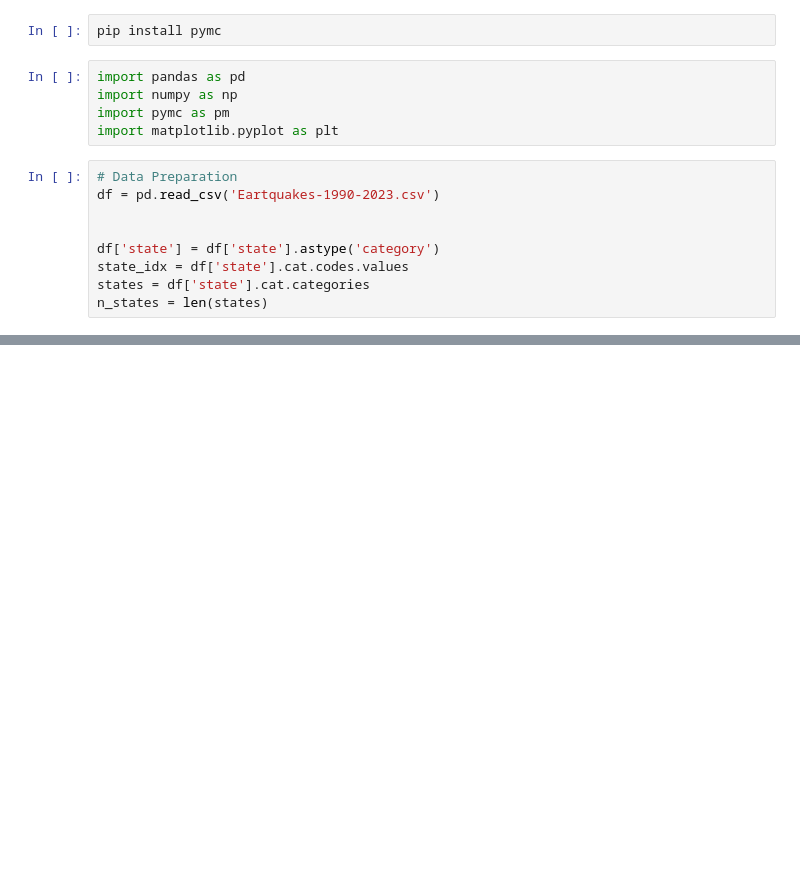
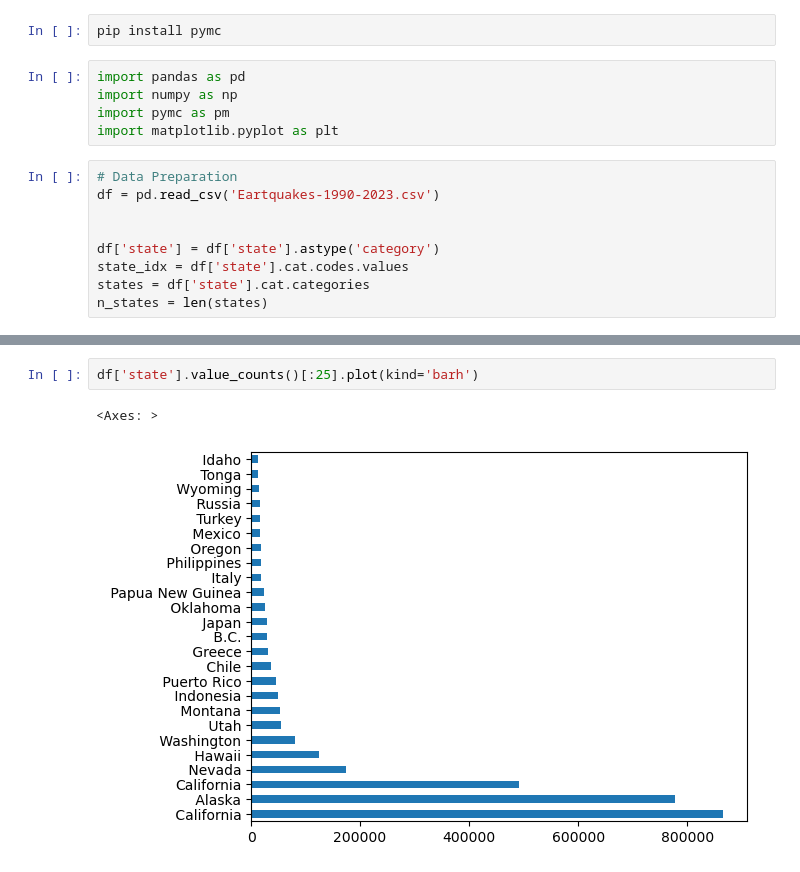
Before and after one commit to adilsaid64/bayesian-earthquake-analysis, a Jupyter notebook: notebook.ipynb, the cells around one changed output, grey strips where cells are left out. Cells and saved outputs as stored; diff of their text form; blank space fills up the shorter version.

```diff
--- a/notebook.ipynb
+++ b/notebook.ipynb
@@ -46,0 +129,5 @@ Index(['time', 'place', 'status', 'tsunami', 'significance', 'data_type',
+# %%
+df['state'].value_counts()[:25].plot(kind='barh')
+# %% [output]
+<Axes: >
+[figure, added]
```
Also changed, not shown: parts of 8 cells of this notebook.
